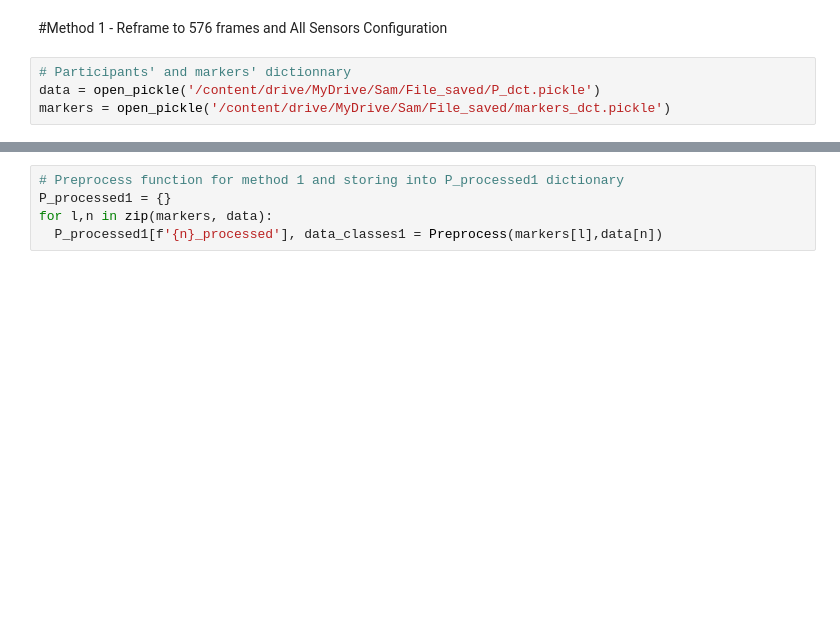
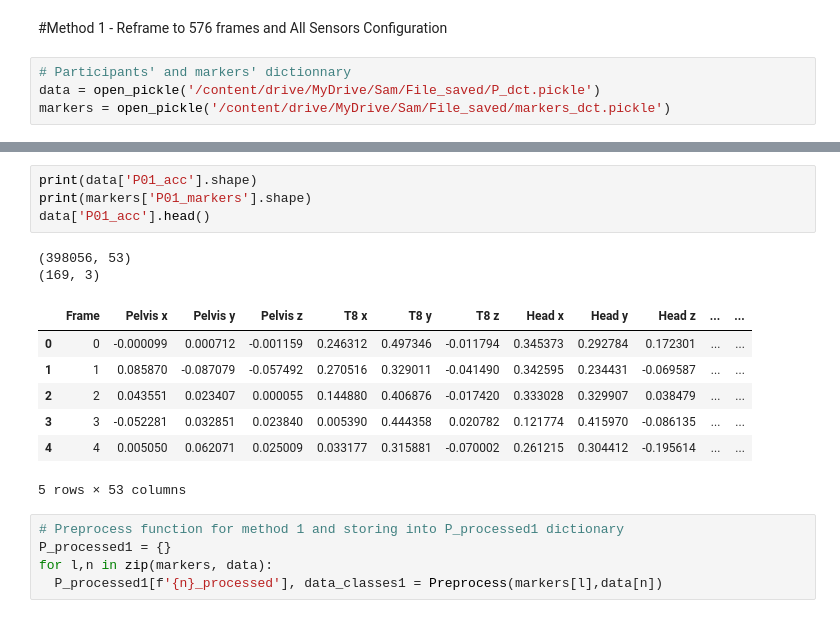
Before and after one commit to SamTremblay18/Hockey-Shot-Classification, a Jupyter notebook: Preprocessing.ipynb, the cells around one changed output, grey strips where cells are left out. Drawn from its saved outputs; the diff is of its cells as text; blank space fills up the shorter version.

```diff
--- a/Preprocessing.ipynb
+++ b/Preprocessing.ipynb
@@ -158,3 +242,17 @@ markers = open_pickle('/content/drive/MyDrive/Sam/File_saved/markers_dct.pickle'
+# %%
+print(data['P01_acc'].shape)
+print(markers['P01_markers'].shape)
+data['P01_acc'].head()
+# %% [output]
+(398056, 53)
+(169, 3)
+|  | Frame | Pelvis x | Pelvis y | Pelvis z | T8 x | T8 y | T8 z | Head x | Head y | Head z | ... | ... |
+| 0 | 0 | -0.000099 | 0.000712 | -0.001159 | 0.246312 | 0.497346 | -0.011794 | 0.345373 | 0.292784 | 0.172301 | ... | ... |
+| 1 | 1 | 0.085870 | -0.087079 | -0.057492 | 0.270516 | 0.329011 | -0.041490 | 0.342595 | 0.234431 | -0.069587 | ... | ... |
+| 2 | 2 | 0.043551 | 0.023407 | 0.000055 | 0.144880 | 0.406876 | -0.017420 | 0.333028 | 0.329907 | 0.038479 | ... | ... |
+| 3 | 3 | -0.052281 | 0.032851 | 0.023840 | 0.005390 | 0.444358 | 0.020782 | 0.121774 | 0.415970 | -0.086135 | ... | ... |
+| 4 | 4 | 0.005050 | 0.062071 | 0.025009 | 0.033177 | 0.315881 | -0.070002 | 0.261215 | 0.304412 | -0.195614 | ... | ... |
+5 rows × 53 columns
 # %%
 # Preprocess function for method 1 and storing into P_processed1 dictionary
 P_processed1 = {}
```
Also changed, not shown: parts of 46 cells of this notebook.
